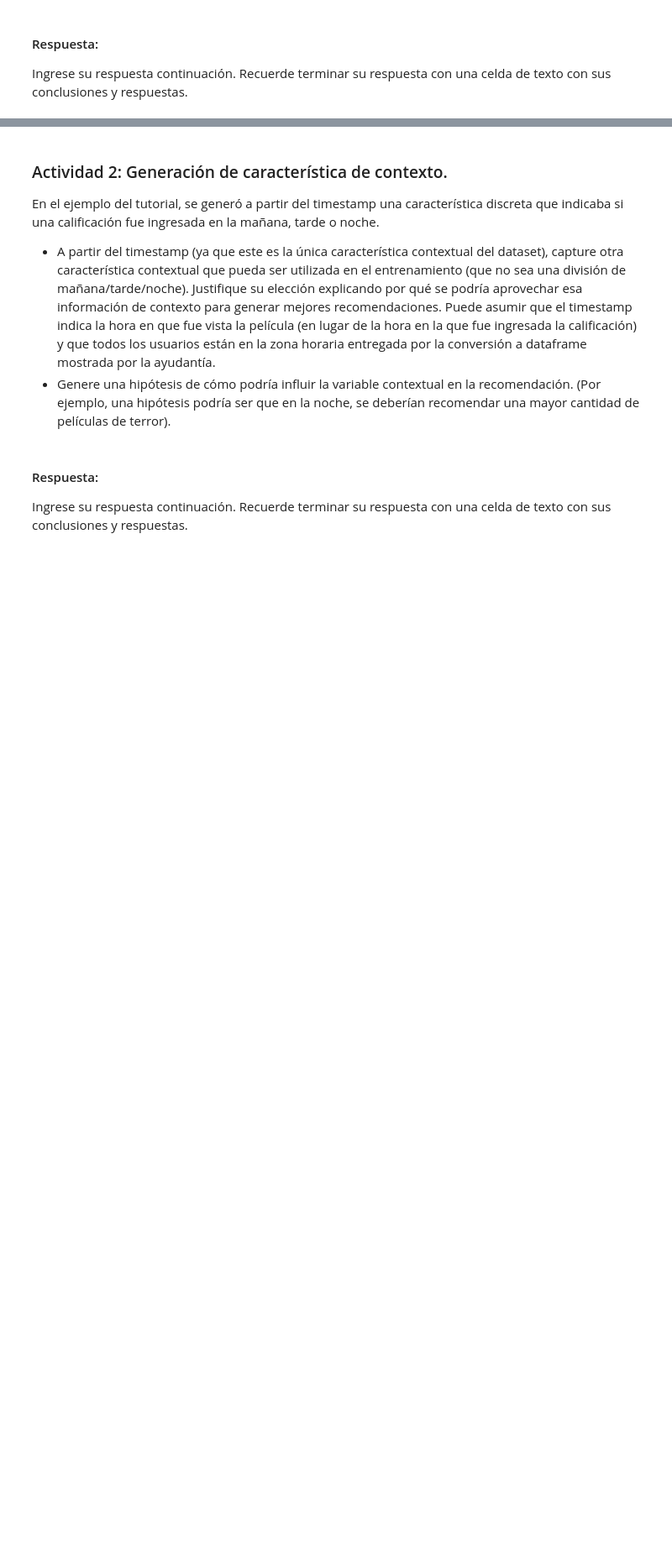
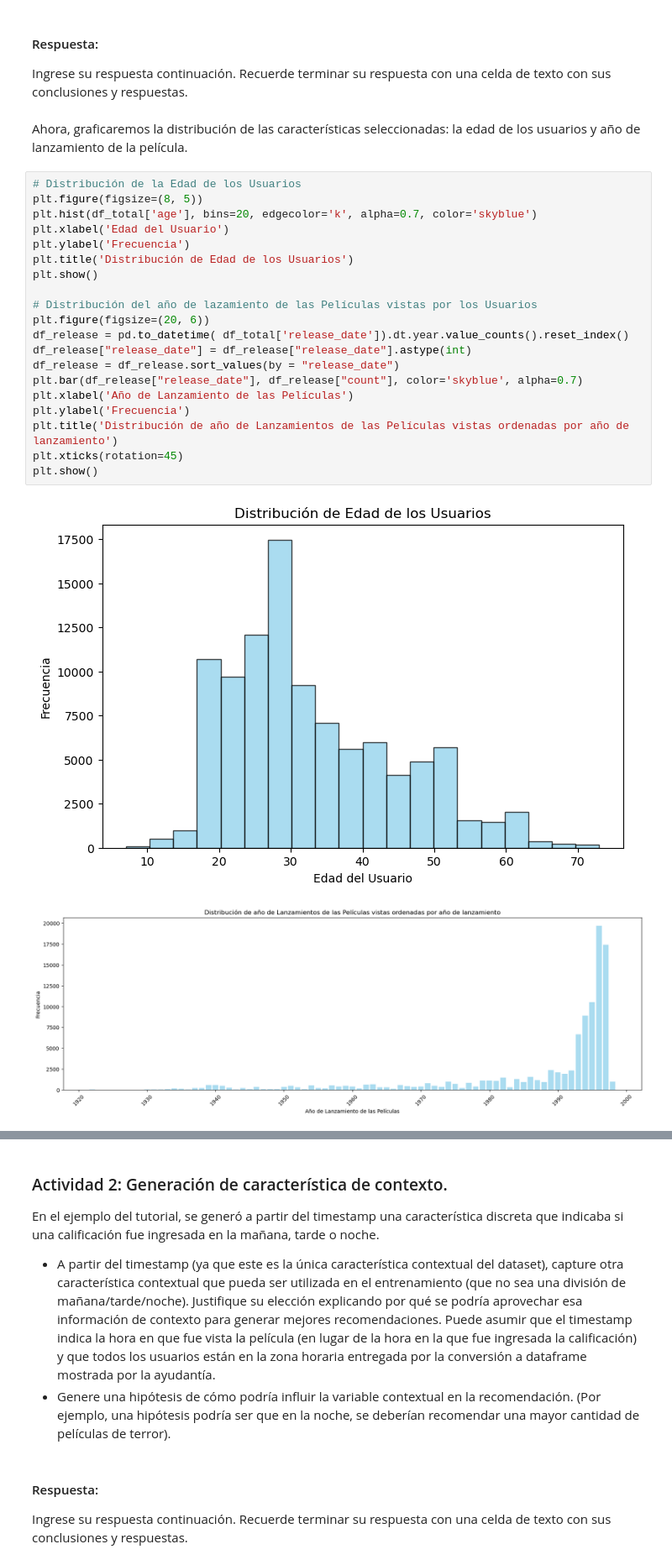
Before and after one commit to igmendozac/Sistemas_Recomendadores, a Jupyter notebook: Notebooks/Tarea_3{Ivan}_{Mendoza}_{Sebastian}_{Castelblanco}.ipynb, the cells around one changed output, grey strips where cells are left out. Shown: that part at 84% size. Cells and saved outputs as stored; diff of their text form; blank space fills up the shorter version.

```diff
--- a/Notebooks/Tarea_3{Ivan}_{Mendoza}_{Sebastian}_{Castelblanco}.ipynb
+++ b/Notebooks/Tarea_3{Ivan}_{Mendoza}_{Sebastian}_{Castelblanco}.ipynb
@@ -130,3 +130,28 @@ En el tutorial de DeepCTR-torch, se dio un ejemplo del entrenamiento de un model
 #### Respuesta:
 
 Ingrese su respuesta continuación. Recuerde terminar su respuesta con una celda de texto con sus conclusiones y respuestas.
+# %% [markdown]
+Ahora, graficaremos la distribución de las características seleccionadas: la edad de los usuarios y año de lanzamiento de la película.
+# %%
+# Distribución de la Edad de los Usuarios
+plt.figure(figsize=(8, 5))
+plt.hist(df_total['age'], bins=20, edgecolor='k', alpha=0.7, color='skyblue')
+plt.xlabel('Edad del Usuario')
+plt.ylabel('Frecuencia')
+plt.title('Distribución de Edad de los Usuarios')
+plt.show()
+
+# Distribución del año de lazamiento de las Películas vistas por los Usuarios
+plt.figure(figsize=(20, 6))
+df_release = pd.to_datetime( df_total['release_date']).dt.year.value_counts().reset_index()
+df_release["release_date"] = df_release["release_date"].astype(int)
+df_release = df_release.sort_values(by = "release_date")
+plt.bar(df_release["release_date"], df_release["count"], color='skyblue', alpha=0.7)
+plt.xlabel('Año de Lanzamiento de las Películas')
+plt.ylabel('Frecuencia')
+plt.title('Distribución de año de Lanzamientos de las Películas vistas ordenadas por año de lanzamiento')
+plt.xticks(rotation=45)
+plt.show()
+# %% [output]
+[figure, added]
+[figure, added]
```
Also changed, not shown: parts of 6 cells of this notebook.
